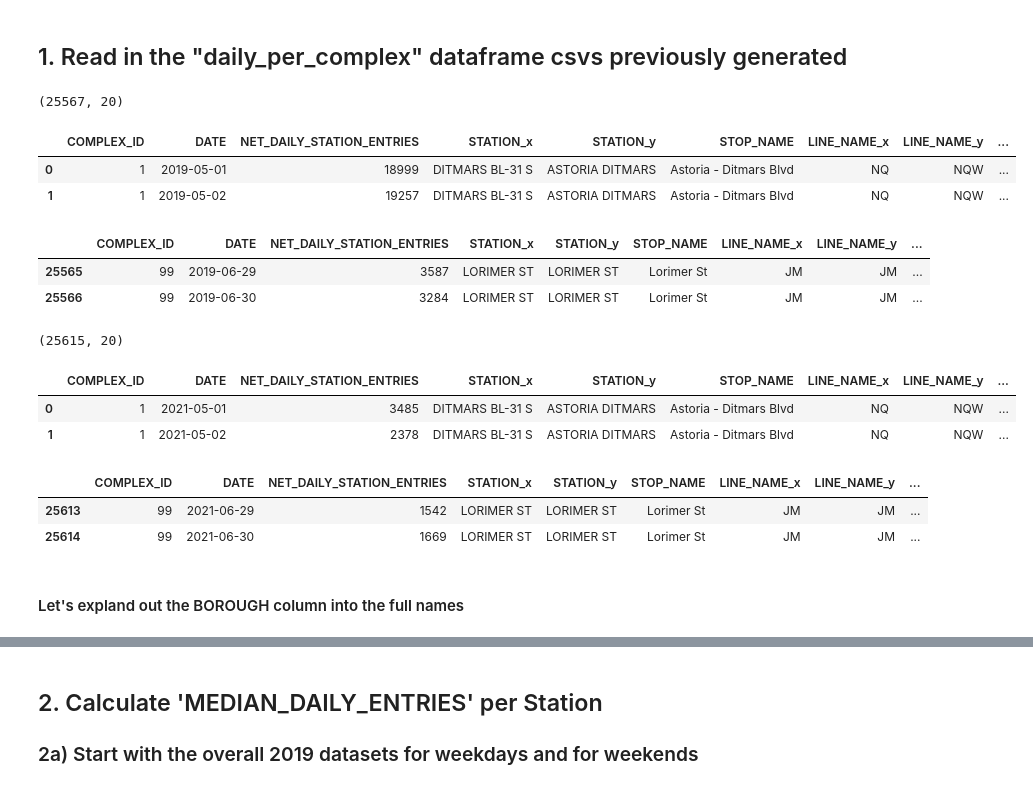
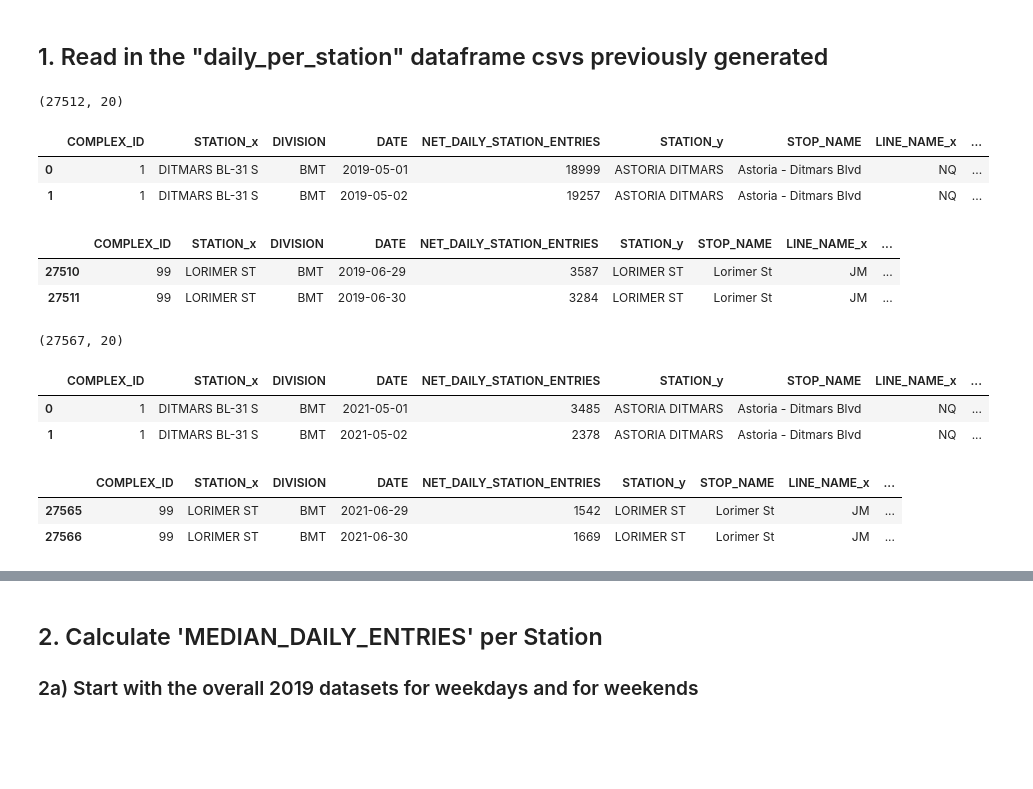
Before and after one commit to georgepappy/eda, a Jupyter notebook: Project_Notebook_Visualizations.ipynb, the cells around one changed output, grey strips where cells are left out. Cells and saved outputs as stored; diff of their text form; code cells hidden in the pictures; blank space fills up the shorter version.

```diff
--- a/Project_Notebook_Visualizations.ipynb
+++ b/Project_Notebook_Visualizations.ipynb
@@ -16,32 +16,30 @@ import seaborn as sns
 pd.set_option('display.max_rows', None)
 pd.set_option('display.max_columns', None)
 # %% [markdown]
-## 1. Read in the "daily_per_complex" dataframe csvs previously generated
+## 1. Read in the "daily_per_station" dataframe csvs previously generated
 # %%
-daily_per_complex_2019 = pd.read_csv('daily_per_complex_2019.csv')
-print(daily_per_complex_2019.shape)
-display(daily_per_complex_2019.head(2))
-daily_per_complex_2019.tail(2)
+daily_per_station_2019 = pd.read_csv('daily_per_station_2019.csv')
+print(daily_per_station_2019.shape)
+display(daily_per_station_2019.head(2))
+daily_per_station_2019.tail(2)
 # %% [output]
-(25567, 20)
+(27512, 20)
-|  | COMPLEX_ID | DATE | NET_DAILY_STATION_ENTRIES | STATION_x | STATION_y | STOP_NAME | LINE_NAME_x | LINE_NAME_y | ... |
-| 0 | 1 | 2019-05-01 | 18999 | DITMARS BL-31 S | ASTORIA DITMARS | Astoria - Ditmars Blvd | NQ | NQW | ... |
-| 1 | 1 | 2019-05-02 | 19257 | DITMARS BL-31 S | ASTORIA DITMARS | Astoria - Ditmars Blvd | NQ | NQW | ... |
+|  | COMPLEX_ID | STATION_x | DIVISION | DATE | NET_DAILY_STATION_ENTRIES | STATION_y | STOP_NAME | LINE_NAME_x | ... |
+| 0 | 1 | DITMARS BL-31 S | BMT | 2019-05-01 | 18999 | ASTORIA DITMARS | Astoria - Ditmars Blvd | NQ | ... |
+| 1 | 1 | DITMARS BL-31 S | BMT | 2019-05-02 | 19257 | ASTORIA DITMARS | Astoria - Ditmars Blvd | NQ | ... |
-|  | COMPLEX_ID | DATE | NET_DAILY_STATION_ENTRIES | STATION_x | STATION_y | STOP_NAME | LINE_NAME_x | LINE_NAME_y | ... |
-| 25565 | 99 | 2019-06-29 | 3587 | LORIMER ST | LORIMER ST | Lorimer St | JM | JM | ... |
-| 25566 | 99 | 2019-06-30 | 3284 | LORIMER ST | LORIMER ST | Lorimer St | JM | JM | ... |
+|  | COMPLEX_ID | STATION_x | DIVISION | DATE | NET_DAILY_STATION_ENTRIES | STATION_y | STOP_NAME | LINE_NAME_x | ... |
+| 27510 | 99 | LORIMER ST | BMT | 2019-06-29 | 3587 | LORIMER ST | Lorimer St | JM | ... |
+| 27511 | 99 | LORIMER ST | BMT | 2019-06-30 | 3284 | LORIMER ST | Lorimer St | JM | ... |
 # %%
-daily_per_complex_2021 = pd.read_csv('daily_per_complex_2021.csv')
-print(daily_per_complex_2021.shape)
-display(daily_per_complex_2021.head(2))
-daily_per_complex_2021.tail(2)
+daily_per_station_2021 = pd.read_csv('daily_per_station_2021.csv')
+print(daily_per_station_2021.shape)
+display(daily_per_station_2021.head(2))
+daily_per_station_2021.tail(2)
 # %% [output]
-(25615, 20)
+(27567, 20)
-|  | COMPLEX_ID | DATE | NET_DAILY_STATION_ENTRIES | STATION_x | STATION_y | STOP_NAME | LINE_NAME_x | LINE_NAME_y | ... |
-| 0 | 1 | 2021-05-01 | 3485 | DITMARS BL-31 S | ASTORIA DITMARS | Astoria - Ditmars Blvd | NQ | NQW | ... |
-| 1 | 1 | 2021-05-02 | 2378 | DITMARS BL-31 S | ASTORIA DITMARS | Astoria - Ditmars Blvd | NQ | NQW | ... |
+|  | COMPLEX_ID | STATION_x | DIVISION | DATE | NET_DAILY_STATION_ENTRIES | STATION_y | STOP_NAME | LINE_NAME_x | ... |
+| 0 | 1 | DITMARS BL-31 S | BMT | 2021-05-01 | 3485 | ASTORIA DITMARS | Astoria - Ditmars Blvd | NQ | ... |
+| 1 | 1 | DITMARS BL-31 S | BMT | 2021-05-02 | 2378 | ASTORIA DITMARS | Astoria - Ditmars Blvd | NQ | ... |
-|  | COMPLEX_ID | DATE | NET_DAILY_STATION_ENTRIES | STATION_x | STATION_y | STOP_NAME | LINE_NAME_x | LINE_NAME_y | ... |
-| 25613 | 99 | 2021-06-29 | 1542 | LORIMER ST | LORIMER ST | Lorimer St | JM | JM | ... |
-| 25614 | 99 | 2021-06-30 | 1669 | LORIMER ST | LORIMER ST | Lorimer St | JM | JM | ... |
+|  | COMPLEX_ID | STATION_x | DIVISION | DATE | NET_DAILY_STATION_ENTRIES | STATION_y | STOP_NAME | LINE_NAME_x | ... |
+| 27565 | 99 | LORIMER ST | BMT | 2021-06-29 | 1542 | LORIMER ST | Lorimer St | JM | ... |
+| 27566 | 99 | LORIMER ST | BMT | 2021-06-30 | 1669 | LORIMER ST | Lorimer St | JM | ... |
-# %% [markdown]
-#### Let's expland out the BOROUGH column into the full names
```
Also changed, not shown: parts of 110 cells of this notebook, 4 other files.
